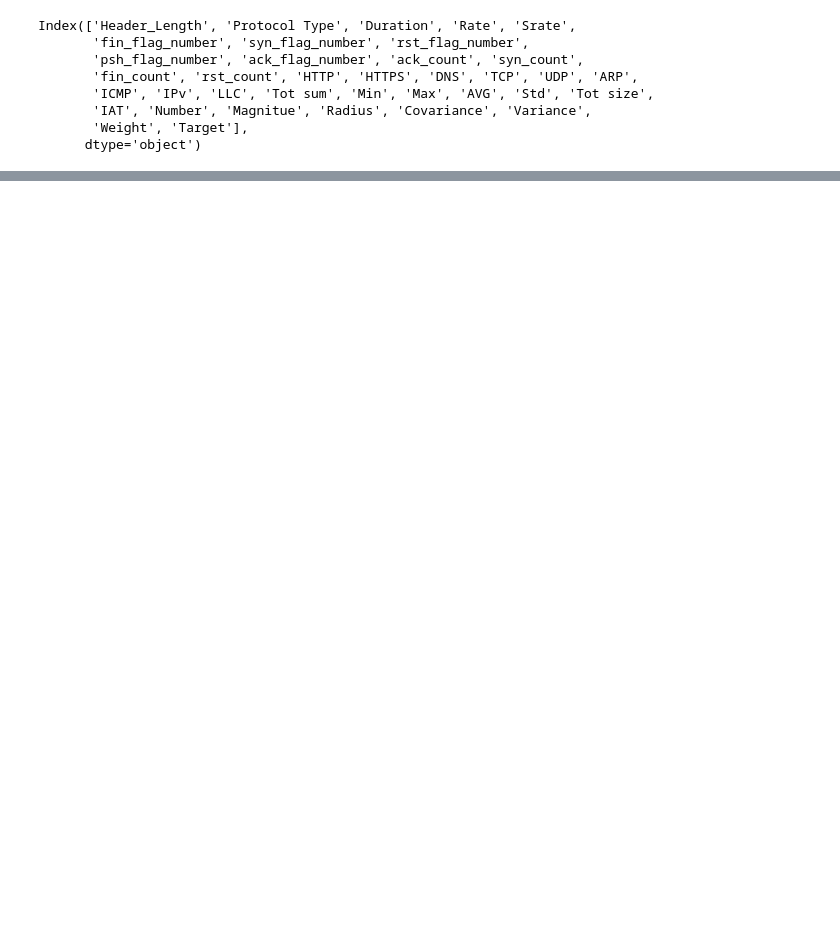
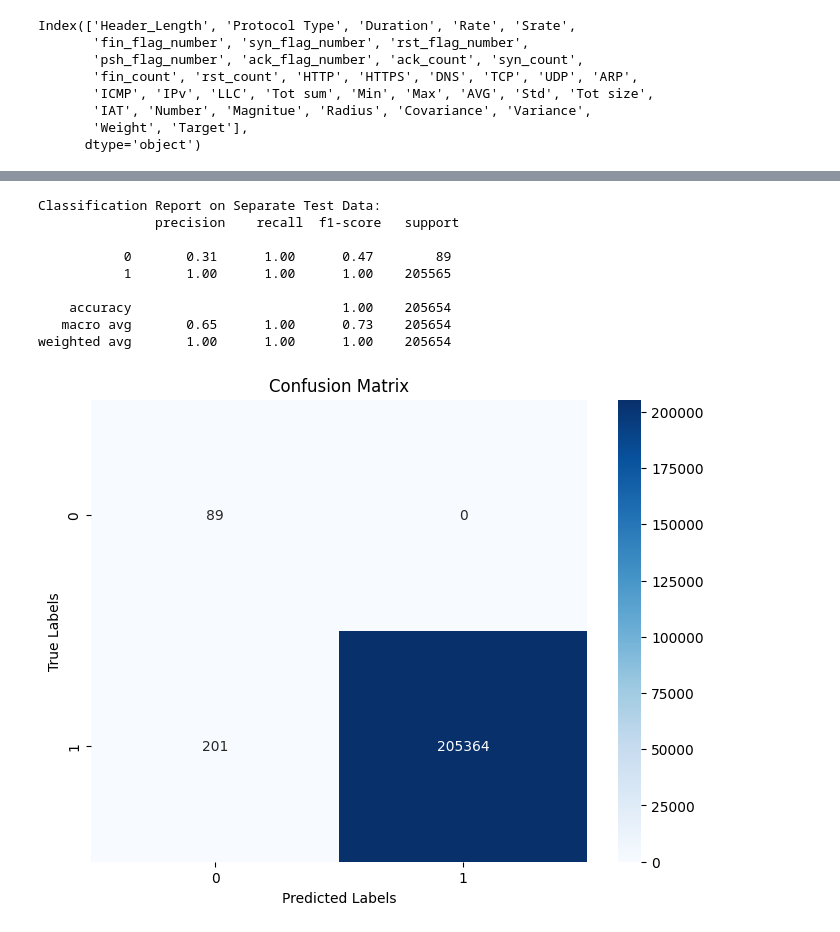
Before and after one commit to Airlectric/Data_Analytics_Kaggle_Projects, a Jupyter notebook: ddos-detection-in-real-time-tcp-ip-ddos-udp-data.ipynb, the cells around one changed output, grey strips where cells are left out. Drawn from its saved outputs; the diff is of its cells as text; code cells hidden in the pictures; blank space fills up the shorter version.

```diff
--- a/ddos-detection-in-real-time-tcp-ip-ddos-udp-data.ipynb
+++ b/ddos-detection-in-real-time-tcp-ip-ddos-udp-data.ipynb
@@ -275,0 +560,6 @@ Index(['Header_Length', 'Protocol Type', 'Duration', 'Rate', 'Srate',
+# %%
+# List of redundant columns
+columns_to_drop = ['Anomaly','Cluster']
+
+# Drop the columns from the DataFrame
+df_test = df_test.drop(columns=columns_to_drop)
@@ -275,0 +599,17 @@ Index(['Header_Length', 'Protocol Type', 'Duration', 'Rate', 'Srate',
+# %%
+from sklearn.preprocessing import MinMaxScaler
+
+# Assuming 'selected_features', 'binning_features', and 'interaction_df.columns' are already defined
+scaling_features = selected_features + binning_features + list(interaction_df.columns)
+
+# Initialize MinMaxScaler
+scaler = MinMaxScaler()
+
+# Fit and transform the selected and engineered features
+df_test[scaling_features] = scaler.fit_transform(df_test[scaling_features])
+
+# Now, you can use the engineered and scaled features along with the original features for modeling
+X_separate_test = df_test[scaling_features]
+y_separate_test = df_test['Target']
+# %%
+X_separate_test = X_separate_test.values.reshape(X_separate_test.shape[0], 1, X_separate_test.shape[1])
@@ -275,0 +618,6 @@ Index(['Header_Length', 'Protocol Type', 'Duration', 'Rate', 'Srate',
+# %%
+# Predict with the trained model
+y_pred_probs_separate = model.predict(X_separate_test)
+
+# Threshold the probabilities to get the predicted labels
+y_pred_separate = (y_pred_probs_separate > 0.5).astype(int)
@@ -275,0 +626,24 @@ Index(['Header_Length', 'Protocol Type', 'Duration', 'Rate', 'Srate',
+# %%
+# Calculate additional evaluation metrics
+report_separate = classification_report(y_separate_test, y_pred_separate)
+print("Classification Report on Separate Test Data:\n", report_separate)
+
+# Plot confusion matrix
+cm = confusion_matrix(y_separate_test, y_pred_separate)
+plt.figure(figsize=(8, 6))
+sns.heatmap(cm, annot=True, cmap='Blues', fmt='g')
+plt.xlabel('Predicted Labels')
+plt.ylabel('True Labels')
+plt.title('Confusion Matrix')
+plt.show()
+# %% [output]
+Classification Report on Separate Test Data:
+               precision    recall  f1-score   support
+
+           0       0.31      1.00      0.47        89
+           1       1.00      1.00      1.00    205565
+
+    accuracy                           1.00    205654
+   macro avg       0.65      1.00      0.73    205654
+weighted avg       1.00      1.00      1.00    205654
+[figure, added]
```
Also changed, not shown: parts of 31 cells of this notebook.
